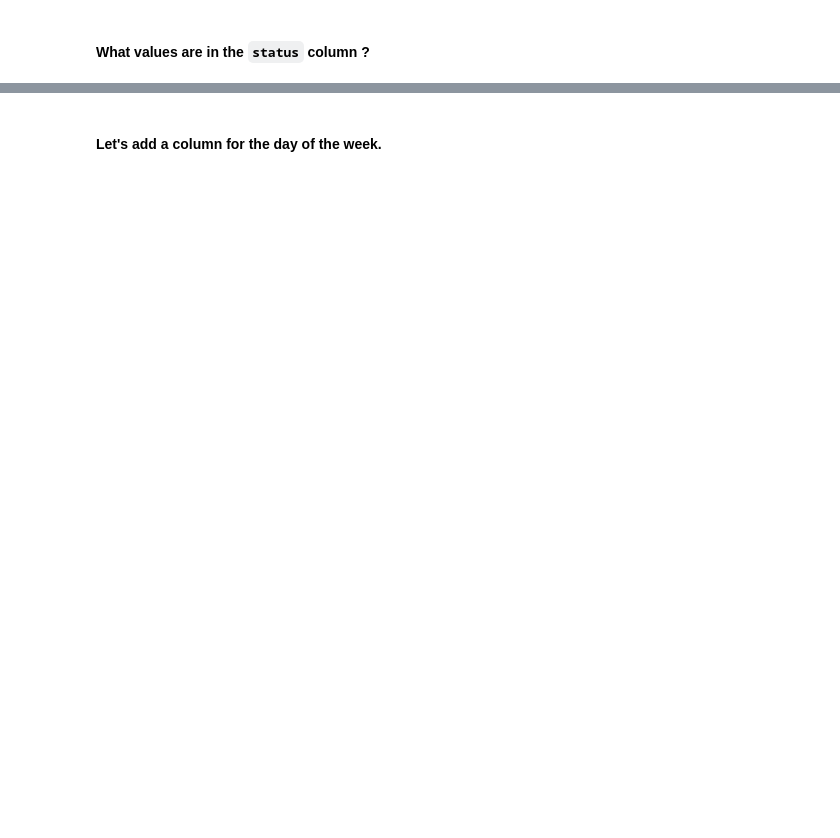
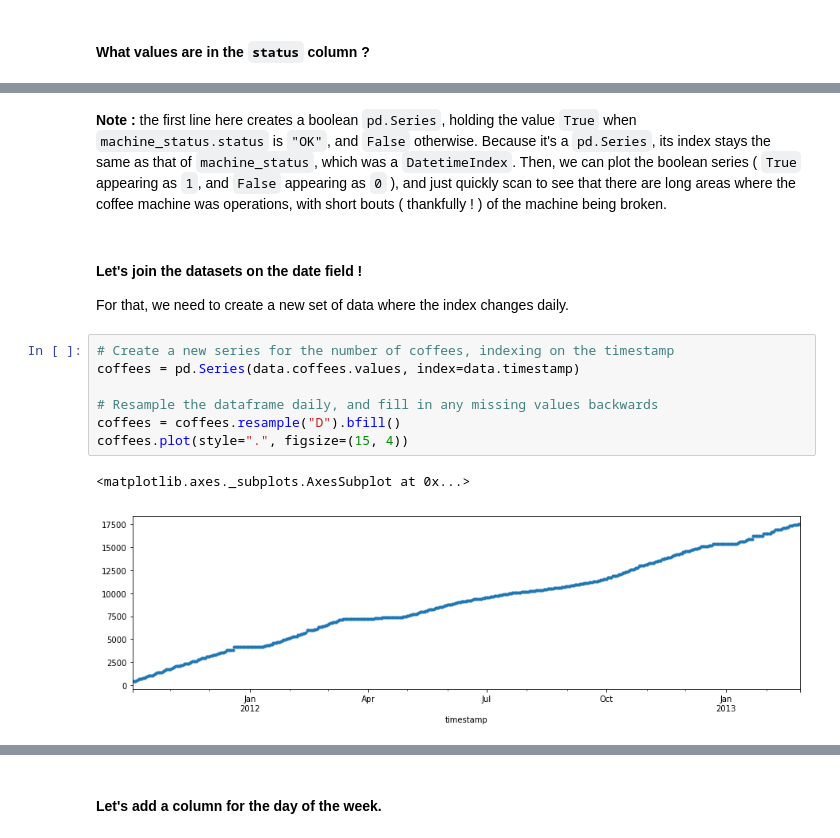
Before and after one commit to QCaudron/pydata_pandas, a Jupyter notebook: coffee_analysis_solution.ipynb, the cells around one changed output, grey strips where cells are left out. Cells and saved outputs as stored; diff of their text form; blank space fills up the shorter version.

```diff
--- a/coffee_analysis_solution.ipynb
+++ b/coffee_analysis_solution.ipynb
@@ -400,0 +421,16 @@ Name: status, dtype: int64
+# %% [markdown]
+**Note :** the first line here creates a boolean `pd.Series`, holding the value `True` when `machine_status.status` is `"OK"`, and `False` otherwise. Because it's a `pd.Series`, its index stays the same as that of `machine_status`, which was a `DatetimeIndex`. Then, we can plot the boolean series ( `True` appearing as `1`, and `False` appearing as `0` ), and just quickly scan to see that there are long areas where the coffee machine was operations, with short bouts ( thankfully ! ) of the machine being broken.
+# %% [markdown]
+#### Let's join the datasets on the date field !
+
+For that, we need to create a new set of data where the index changes daily.
+# %%
+# Create a new series for the number of coffees, indexing on the timestamp
+coffees = pd.Series(data.coffees.values, index=data.timestamp)
+
+# Resample the dataframe daily, and fill in any missing values backwards
+coffees = coffees.resample("D").bfill()
+coffees.plot(style=".", figsize=(15, 4))
+# %% [output]
+<matplotlib.axes._subplots.AxesSubplot at 0x...>
+[figure, added]
```
Also changed, not shown: parts of 11 cells of this notebook.
